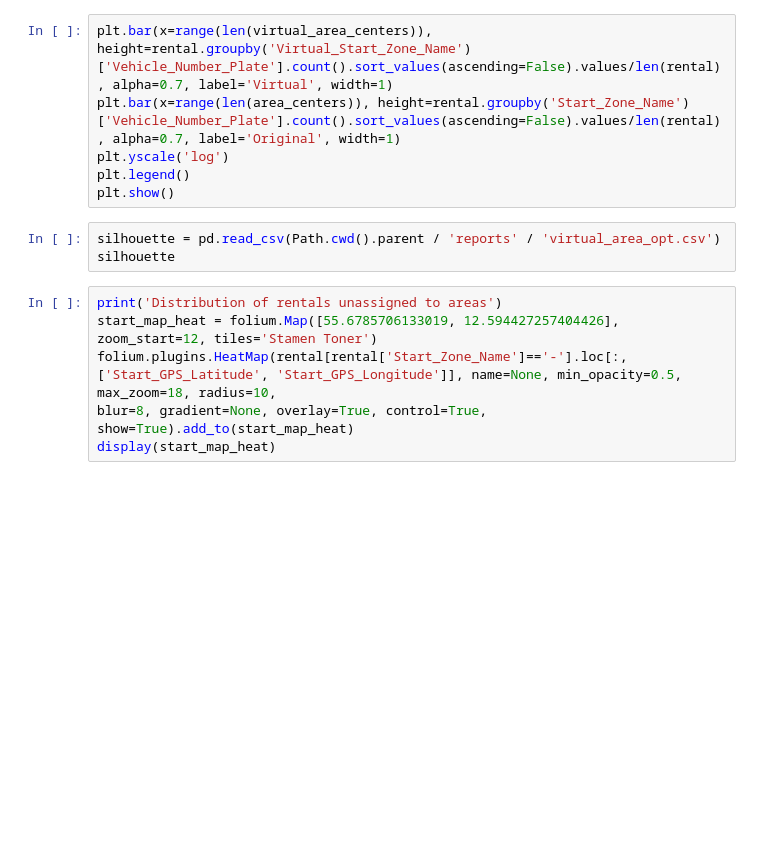
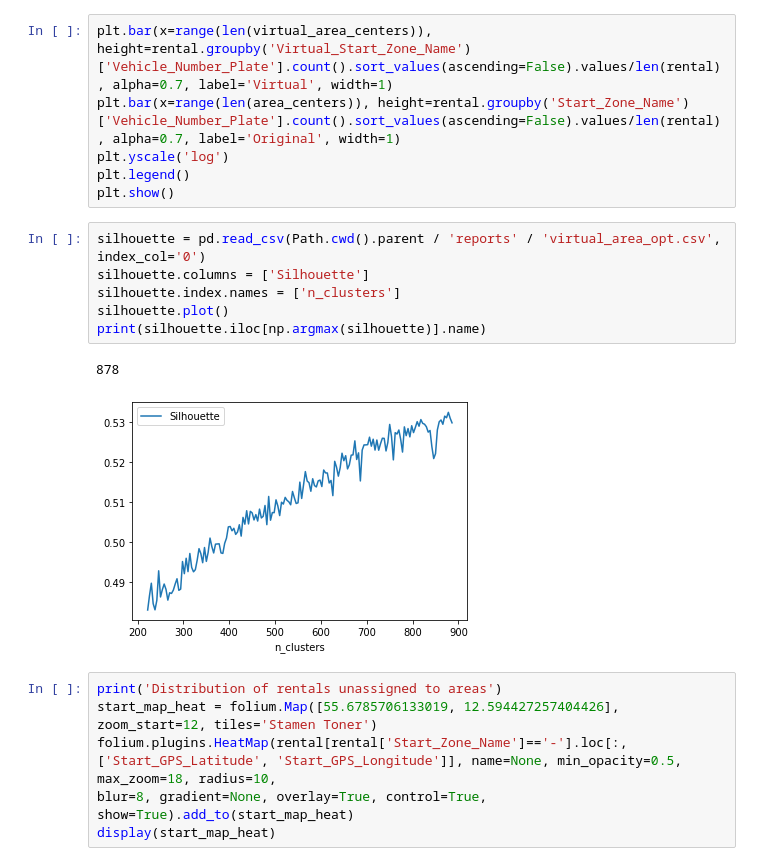
Before and after one commit to marcosquilla/mlprojekt, a Jupyter notebook: notebooks/data_exploration.ipynb, the cells around one changed output. Cells and saved outputs as stored; diff of their text form; blank space fills up the shorter version.

```diff
--- a/notebooks/data_exploration.ipynb
+++ b/notebooks/data_exploration.ipynb
@@ -115,8 +117,14 @@ plt.yscale('log')
 plt.legend()
 plt.show()
 # %%
-silhouette = pd.read_csv(Path.cwd().parent / 'reports' / 'virtual_area_opt.csv')
-silhouette
+silhouette = pd.read_csv(Path.cwd().parent / 'reports' / 'virtual_area_opt.csv', index_col='0')
+silhouette.columns = ['Silhouette']
+silhouette.index.names = ['n_clusters']
+silhouette.plot()
+print(silhouette.iloc[np.argmax(silhouette)].name)
+# %% [output]
+878
+[figure, added]
 # %%
 print('Distribution of rentals unassigned to areas')
 start_map_heat = folium.Map([55.6785706133019, 12.594427257404426], zoom_start=12, tiles='Stamen Toner')
```
Also changed, not shown: parts of 1 cell of this notebook, 1 other file.
